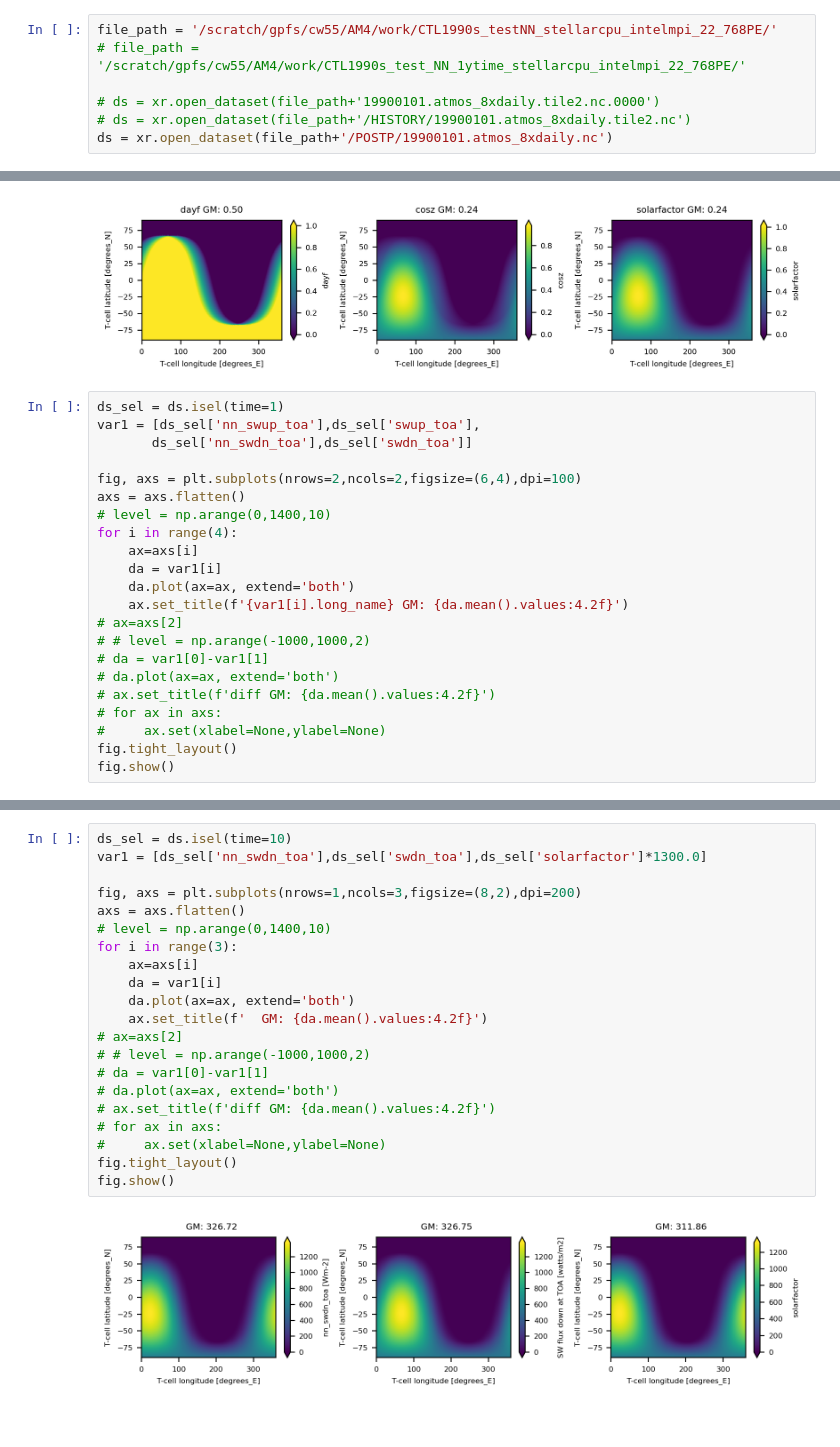
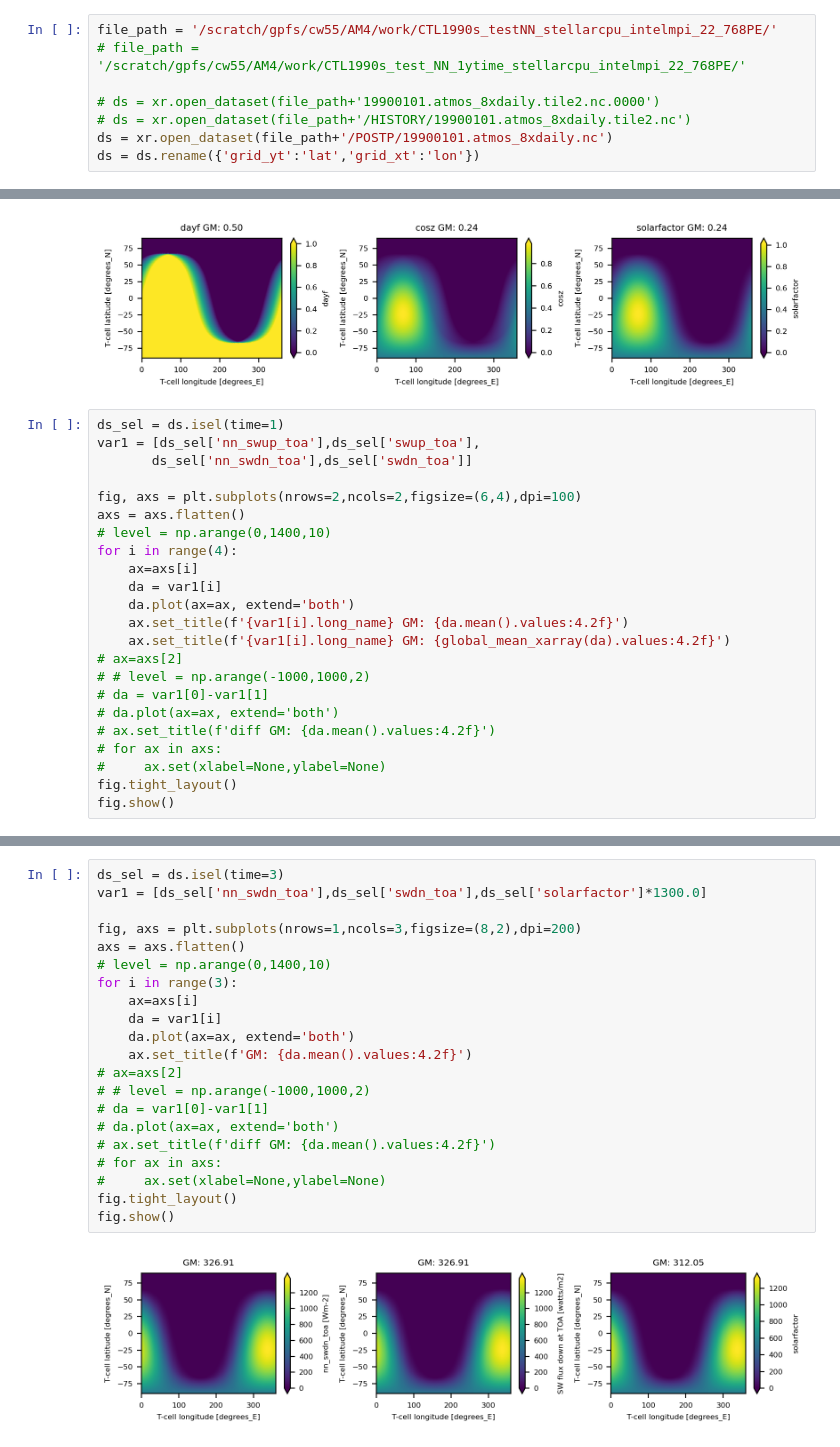
Before and after one commit to ChenggongWang/AM4_RadNN_run, a Jupyter notebook: GCM_results/rad_GCM_nn_dev.ipynb, the cells around one changed output, grey strips where cells are left out. Cells and saved outputs as stored; diff of their text form.

```diff
--- a/GCM_results/rad_GCM_nn_dev.ipynb
+++ b/GCM_results/rad_GCM_nn_dev.ipynb
@@ -40,6 +40,7 @@ file_path = '/scratch/gpfs/cw55/AM4/work/CTL1990s_testNN_stellarcpu_intelmpi_22_
 # ds = xr.open_dataset(file_path+'19900101.atmos_8xdaily.tile2.nc.0000')
 # ds = xr.open_dataset(file_path+'/HISTORY/19900101.atmos_8xdaily.tile2.nc')
 ds = xr.open_dataset(file_path+'/POSTP/19900101.atmos_8xdaily.nc')
+ds = ds.rename({'grid_yt':'lat','grid_xt':'lon'})
 # %%
 def plot_var12_diff(var1):
     fig, axs = plt.subplots(nrows=1,ncols=3,figsize=(8,2),dpi=200)
@@ -134,6 +137,7 @@ for i in range(4):
     da = var1[i]
     da.plot(ax=ax, extend='both')
     ax.set_title(f'{var1[i].long_name} GM: {da.mean().values:4.2f}')
+    ax.set_title(f'{var1[i].long_name} GM: {global_mean_xarray(da).values:4.2f}')
 # ax=axs[2]
 # # level = np.arange(-1000,1000,2)
 # da = var1[0]-var1[1]
@@ -148,24 +152,24 @@ fig.show()
 # %%
-ds_sel = ds.isel(time=10)
+ds_sel = ds.isel(time=3)
 var1 = [ds_sel['nn_swdn_toa'],ds_sel['swdn_toa'],ds_sel['solarfactor']*1300.0]
 
 fig, axs = plt.subplots(nrows=1,ncols=3,figsize=(8,2),dpi=200)
 axs = axs.flatten()
 # level = np.arange(0,1400,10)
 for i in range(3):
     ax=axs[i]
     da = var1[i]
     da.plot(ax=ax, extend='both')
-    ax.set_title(f'  GM: {da.mean().values:4.2f}')
+    ax.set_title(f'GM: {da.mean().values:4.2f}')
 # ax=axs[2]
 # # level = np.arange(-1000,1000,2)
 # da = var1[0]-var1[1]
 # da.plot(ax=ax, extend='both')
 # ax.set_title(f'diff GM: {da.mean().values:4.2f}')
 # for ax in axs:
 #     ax.set(xlabel=None,ylabel=None)
 fig.tight_layout()
 fig.show()
 # %% [output]
-[figure, old version]
+[figure, new version]
 # %%
```
Also changed, not shown: parts of 11 cells of this notebook, 4 other files.
